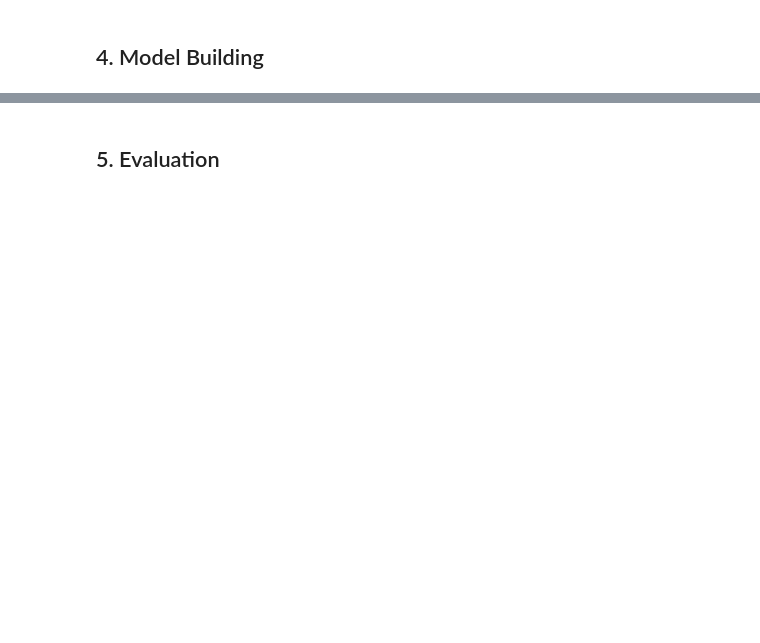
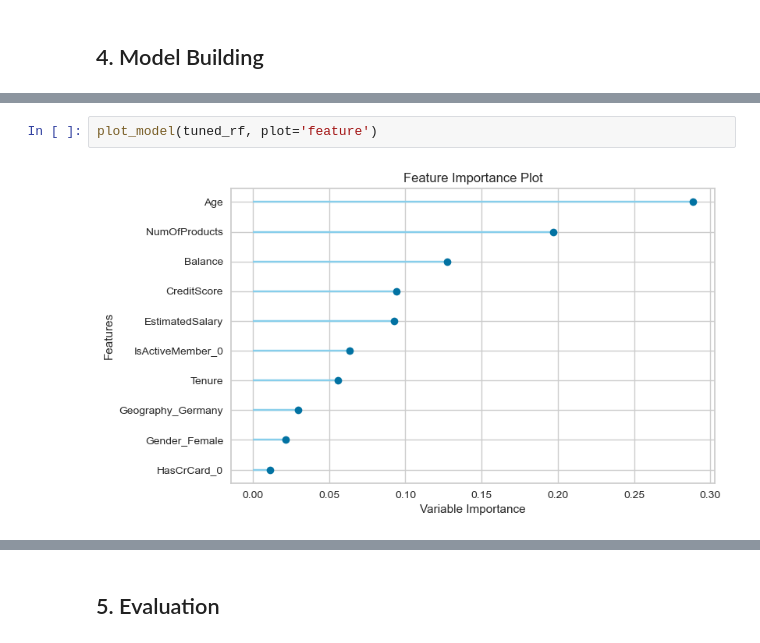
Before and after one commit to YingHei/How-many-Customers-Stay-Classification, a Jupyter notebook: main.ipynb, the cells around one changed output, grey strips where cells are left out. Drawn from its saved outputs; the diff is of its cells as text; blank space fills up the shorter version.

```diff
--- a/main.ipynb
+++ b/main.ipynb
@@ -270,0 +297,4 @@ select_test_x = test_x[:, gbdt.feature_importances_>0.01]
+# %%
+plot_model(tuned_rf, plot='feature')
+# %% [output]
+[figure, added]
```
Also changed, not shown: parts of 77 cells of this notebook, 10 other files.
